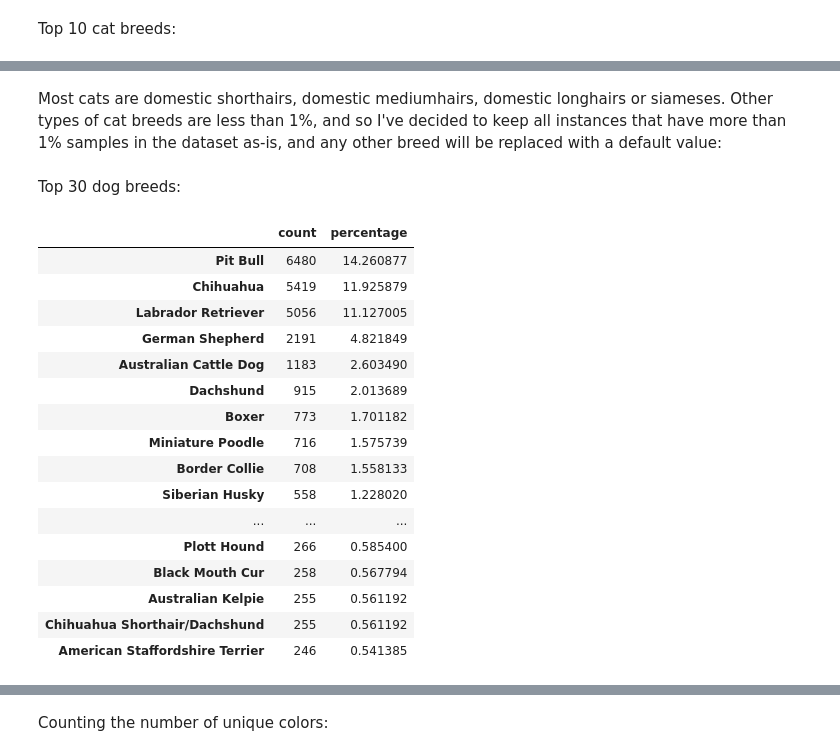
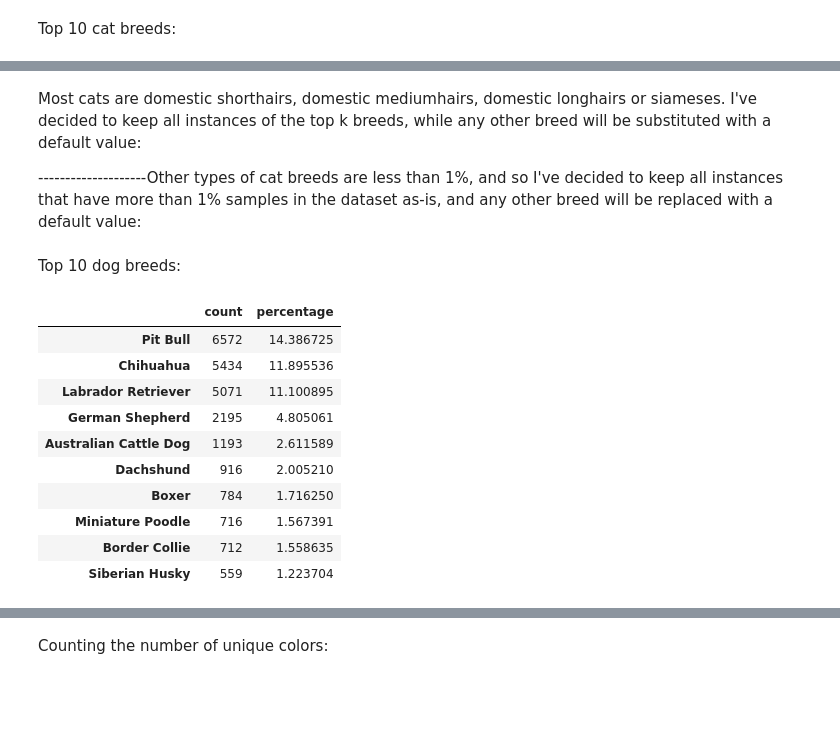
Before and after one commit to Darmendel/TDS-project, a Jupyter notebook: Final Pipeline.ipynb, the cells around one changed output, grey strips where cells are left out. Cells and saved outputs as stored; diff of their text form; code cells hidden in the pictures; blank space fills up the shorter version.

```diff
--- a/Final Pipeline.ipynb
+++ b/Final Pipeline.ipynb
@@ -691,5 +707,5 @@ The predominant colors for other animals typically include brown, black and whit
 # %%
-df = set_top_k_colors(df, 'Other', 'Other Color', 30)
+df = set_top_k_colors(df, 'Other', 'Other Color', color_counts[2])
 # %% [markdown]
 Counting the number of unique colors:
 # %%
@@ -722,7 +738,7 @@ df['color2'].fillna(default_color, inplace=True)
 df.drop(columns=['color'], inplace=True)
 
 # Rearrange the columns
-column_order = ['age_upon_outcome', 'animal_id', 'animal_type', 'breed', 'color1', 'color2',
+column_order = ['age_range', 'animal_id', 'animal_type', 'breed', 'color1', 'color2',
                 'outcome_year', 'outcome_month', 'outcome_date', 'outcome_weekday', 'outcome_hour',
                 'is_named', 'outcome_subtype', 'outcome_type', 'sex', 'spayed_neutered']
 df = df[column_order]
@@ -745,7 +761,7 @@ Adding a new column 'mixed_breed' (to identify if an animal is mixed breed or no
 df['mixed_breed'] = np.where(df['breed'].str.contains('Mix'), 'Yes', 'No')
 
 # Rearrange the columns
-column_order = ['age_upon_outcome', 'animal_id', 'animal_type', 'breed', 'mixed_breed', 'color1', 'color2',
+column_order = ['age_range', 'animal_id', 'animal_type', 'breed', 'mixed_breed', 'color1', 'color2',
                 'outcome_year', 'outcome_month', 'outcome_date', 'outcome_weekday', 'outcome_hour', 'is_named',
                 'outcome_subtype', 'outcome_type', 'sex', 'spayed_neutered']
 df = df[column_order]
@@ -803,28 +819,24 @@ top_k_cat_breeds.head(k)
 # %% [markdown]
-Most cats are domestic shorthairs, domestic mediumhairs, domestic longhairs or siameses. Other types of cat breeds are less than 1%, and so I've decided to keep all instances that have more than 1% samples in the dataset as-is, and any other breed will be replaced with a default value:
+Most cats are domestic shorthairs, domestic mediumhairs, domestic longhairs or siameses. I've decided to keep all instances of the top k breeds, while any other breed will be substituted with a default value:
+
+--------------------Other types of cat breeds are less than 1%, and so I've decided to keep all instances that have more than 1% samples in the dataset as-is, and any other breed will be replaced with a default value:
 # %%
-df = set_top_k_breeds(df, 'Cat', 'Other Cat Breed', 4)
+df = set_top_k_breeds(df, 'Cat', 'Other Cat Breed', breed_counts[0])
 # %% [markdown]
-Top 30 dog breeds:
+Top 10 dog breeds:
 # %%
-top_k_dog_breeds = pd.DataFrame(get_top_k(df, 'breed', 'Dog', 30))
-top_k_dog_breeds.head(30)
+top_k_dog_breeds = pd.DataFrame(get_top_k(df, 'breed', 'Dog', k))
+top_k_dog_breeds.head(k)
 # %% [output]
 |  | count | percentage |
-| Pit Bull | 6480 | 14.260877 |
-| Chihuahua | 5419 | 11.925879 |
-| Labrador Retriever | 5056 | 11.127005 |
-| German Shepherd | 2191 | 4.821849 |
-| Australian Cattle Dog | 1183 | 2.603490 |
-| Dachshund | 915 | 2.013689 |
-| Boxer | 773 | 1.701182 |
-| Miniature Poodle | 716 | 1.575739 |
-| Border Collie | 708 | 1.558133 |
-| Siberian Husky | 558 | 1.228020 |
-| ... | ... | ... |
-| Plott Hound | 266 | 0.585400 |
-| Black Mouth Cur | 258 | 0.567794 |
-| Australian Kelpie | 255 | 0.561192 |
-| Chihuahua Shorthair/Dachshund | 255 | 0.561192 |
-| American Staffordshire Terrier | 246 | 0.541385 |
+| Pit Bull | 6572 | 14.386725 |
+| Chihuahua | 5434 | 11.895536 |
+| Labrador Retriever | 5071 | 11.100895 |
+| German Shepherd | 2195 | 4.805061 |
+| Australian Cattle Dog | 1193 | 2.611589 |
+| Dachshund | 916 | 2.005210 |
+| Boxer | 784 | 1.716250 |
+| Miniature Poodle | 716 | 1.567391 |
+| Border Collie | 712 | 1.558635 |
+| Siberian Husky | 559 | 1.223704 |
 # %% [markdown]
```
Also changed, not shown: parts of 118 cells of this notebook, 3 other files.
